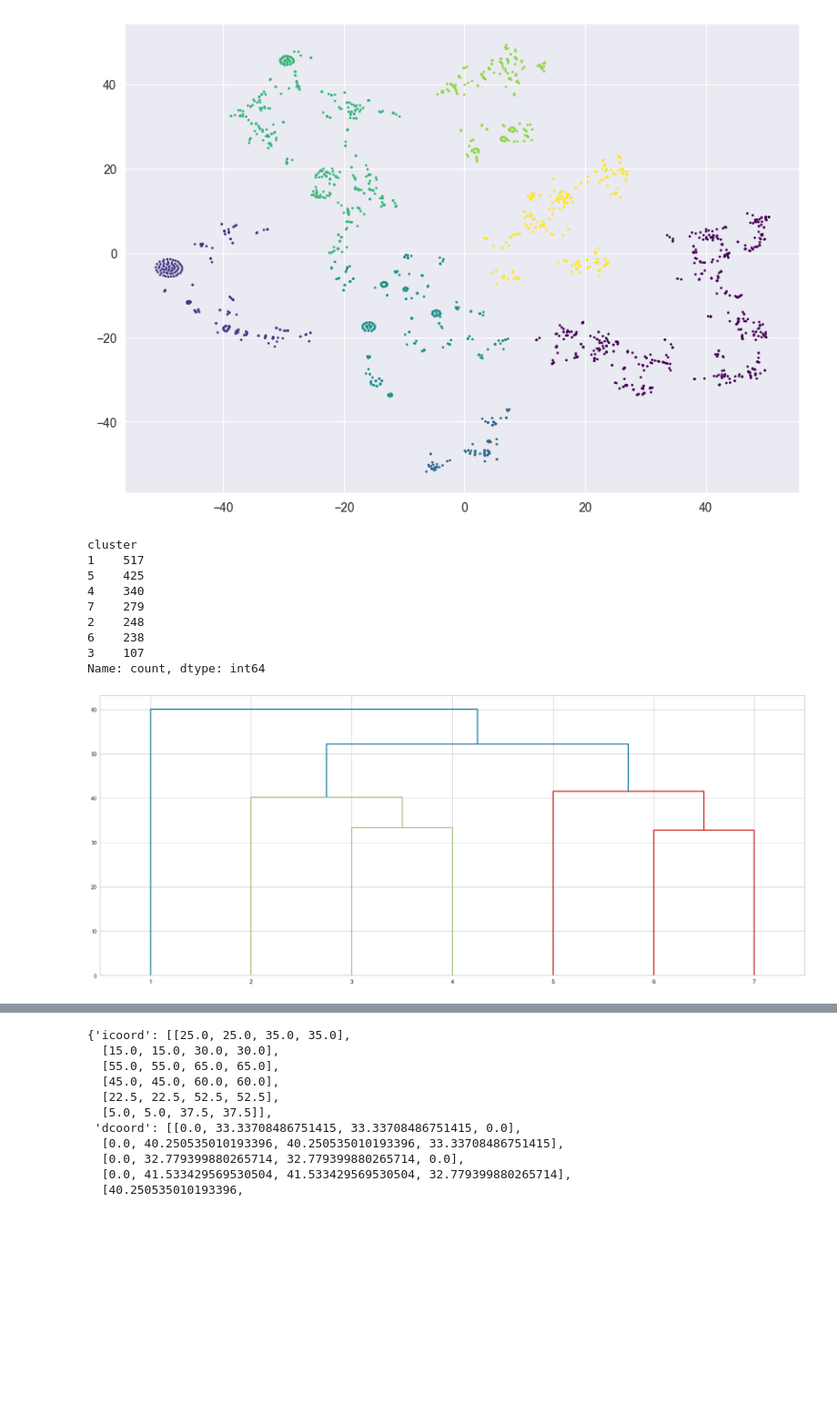
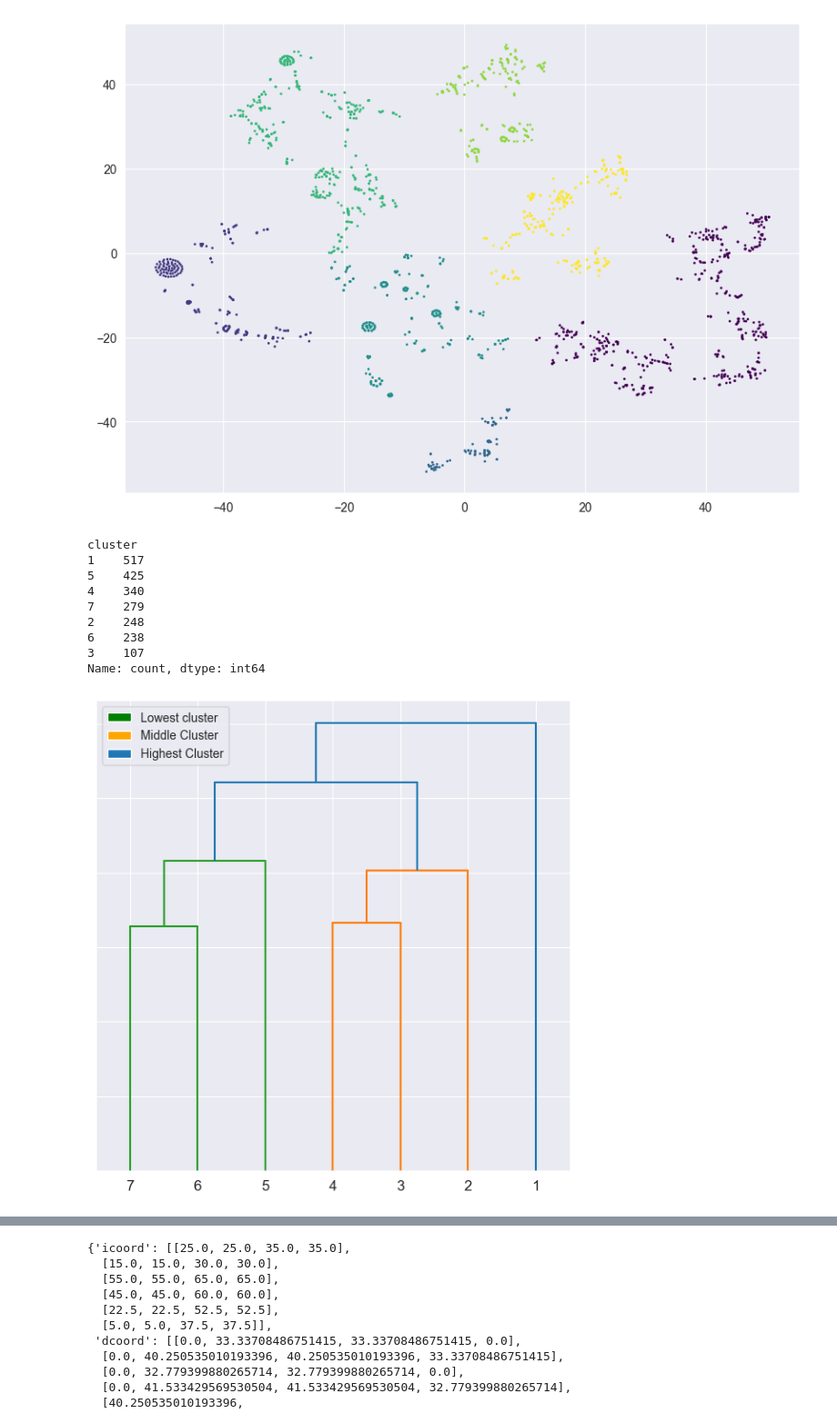
Before and after one commit to marsneko/schoolNetworkGithub, a Jupyter notebook: analyzeCodes/tsneCluster.ipynb, the cells around one changed output, grey strips where cells are left out. Shown at 91% size. Saved outputs shown, nothing was run; the diff lists cells and outputs as text; code cells hidden in the pictures; blank space fills up the shorter version.

```diff
--- a/analyzeCodes/tsneCluster.ipynb
+++ b/analyzeCodes/tsneCluster.ipynb
@@ -119,21 +119,34 @@ plt.savefig(f"./pics/{'simplify_' if USE_SIMPLE_DATA else 'raw_'}tsneCluster.png
 # %%
 # plot the dendrogram
 from scipy.cluster.hierarchy import dendrogram
-plt.figure(figsize=(25, 10))
-Gtemp = dendrogram(linkage_matrix,p=7,truncate_mode='lastp',labels= label_df['cluster'],show_contracted=False)
+from matplotlib.patches import Patch
+plt.figure(figsize=(7, 7))
+Gtemp = dendrogram(linkage_matrix,p=7,truncate_mode='lastp',labels= label_df['cluster'],show_contracted=False,count_sort=True)
 def llf(leaf):
     return Gtemp['leaves'].index(leaf)+1
-dendrogram(linkage_matrix, leaf_label_func=llf, p=7, truncate_mode='lastp',show_contracted=False)
-plt.savefig(f"./pics/{'simplify_' if USE_SIMPLE_DATA else 'raw_'}tsneCluster_dendrogram.png")
+dendrogram(linkage_matrix, leaf_label_func=llf, p=7, truncate_mode='lastp',show_contracted=False,count_sort=True)
+plt.savefig(f"./pics/{'simplify_' if USE_SIMPLE_DATA else 'raw_'}tsneCluster_dendrogram_new.png")
 print(label_df['cluster'].value_counts())
+plt.gca().xaxis.set_inverted(True)
+plt.gca().yaxis.set_tick_params(labelleft=False)
+legends = [
+    Patch(facecolor='green',
+          label='Lowest cluster'),
+    Patch(facecolor='orange',
+          label = "Middle Cluster"),
+    Patch(facecolor='C0',
+          label= 'Highest Cluster')
+]
+plt.legend(handles = legends,loc = 'upper left')
+plt.savefig(f"./pics/{'simplify_' if USE_SIMPLE_DATA else 'raw_'}tsneCluster_dendrogram_new_legend.png")
 # %% [output]
 cluster
 1    517
 5    425
 4    340
 7    279
 2    248
 6    238
 3    107
 Name: count, dtype: int64
-[figure, old version]
+[figure, new version]
```
Also changed, not shown: parts of 2 cells of this notebook, 2 other files.
